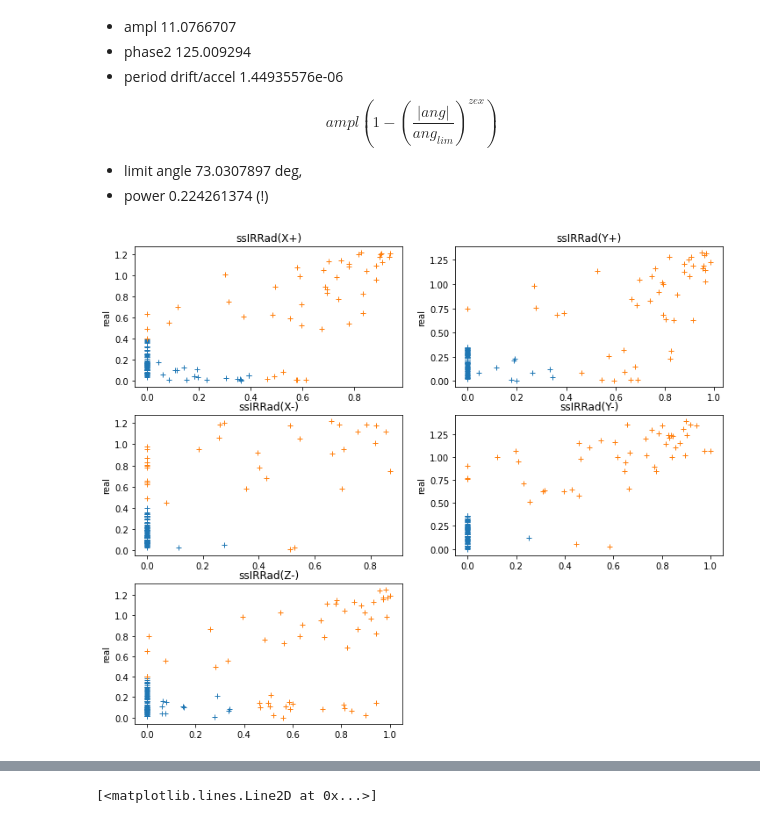
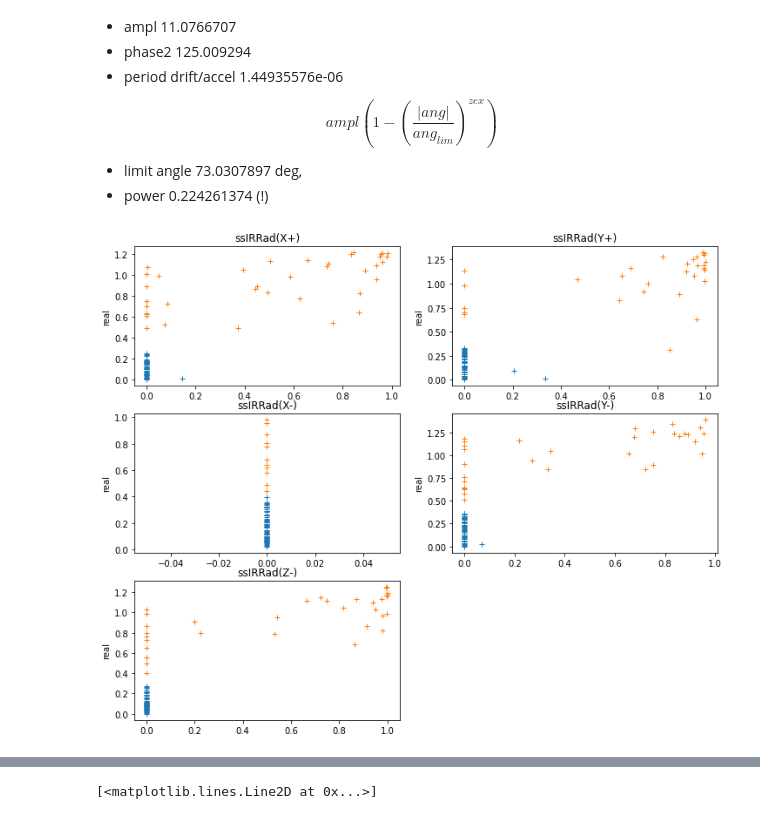
Before and after one commit to limu007/cube, a Jupyter notebook: Attitude_october.ipynb, the cells around one changed output, grey strips where cells are left out. Saved outputs shown, nothing was run; the diff lists cells and outputs as text; code cells hidden in the pictures.

```diff
--- a/Attitude_october.ipynb
+++ b/Attitude_october.ipynb
@@ -932,20 +971,20 @@ $$ampl (1-\left(\frac{|ang|}{ang_{lim}}\right)^{zex})$$
 - limit angle 73.0307897 deg,
 - power 0.224261374 (!)
 # %%
-wsel=slice(None,130)
+wsel=slice(None,90)
 bangs=phi_fun(*pfind)[wsel]
 simu_all=np.array([simu_sun(p,aliad[i]) for i,p in enumerate(bangs)]).T
 
 pl.figure(figsize=(12,10))
 inlim=0.4
 for i in range(5):
     pl.subplot(3,2,i+1)
     bad=((simu_all[i]/sens_amp)<inlim)*(irsens2[i,wsel]<inlim)
     nx,ny=simu_all[i][bad]/sens_amp,irsens2[i,wsel][bad]
     pl.plot(nx,ny,'+')
     nx,ny=simu_all[i][bad==False]/sens_amp,irsens2[i,wsel][bad==False]
     pl.plot(nx,ny,'+')
     pl.title(mok.columns[irpos[i]])
     pl.ylabel('real')
 # %% [output]
-[figure, old version]
+[figure, new version]
```
Also changed, not shown: parts of 12 cells of this notebook.
